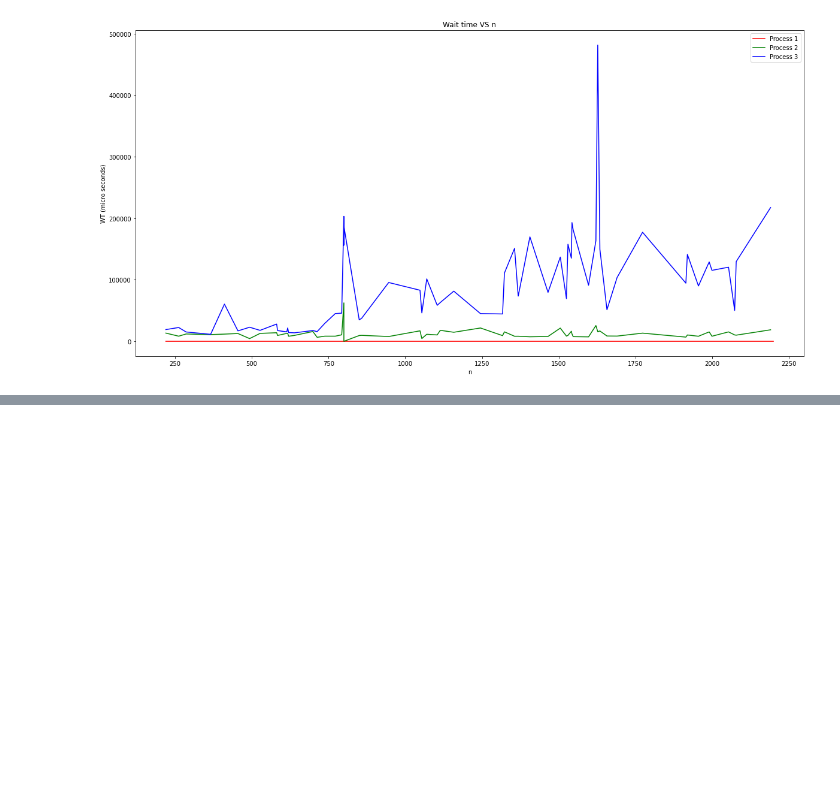
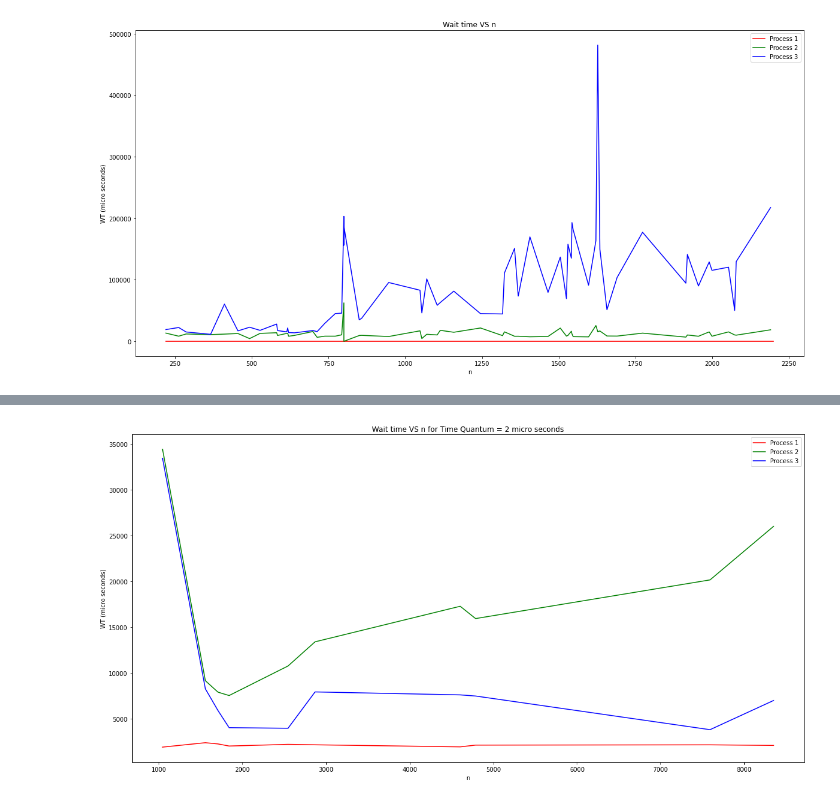
Before and after one commit to PavanReddy28/OS_Assignment, a Jupyter notebook: analysis_1.ipynb, the cells around one changed output, grey strips where cells are left out. Saved outputs shown, nothing was run; the diff lists cells and outputs as text; code cells hidden in the pictures; blank space fills up the shorter version.

```diff
--- a/analysis_1.ipynb
+++ b/analysis_1.ipynb
@@ -54,0 +158,15 @@ plt.show()
+# %%
+# t1
+fig, ax = plt.subplots()
+fig.set_figheight(10)
+fig.set_figwidth(20)
+ax.plot(t1_p1[:, 1], t1_p1[:, 4], "r", label="Process 1")
+ax.plot(t1_p2[:, 1], t1_p2[:, 4], "g", label = "Process 2")
+ax.plot(t1_p3[:, 1], t1_p3[:, 4], "b", label = "Process 3")
+plt.title("Wait time VS n for Time Quantum = 2 micro seconds")
+plt.xlabel("n")
+plt.ylabel("WT (micro seconds)")
+leg = ax.legend()
+plt.show()
+# %% [output]
+[figure, added]
```
Also changed, not shown: parts of 29 cells of this notebook, 9 other files.
